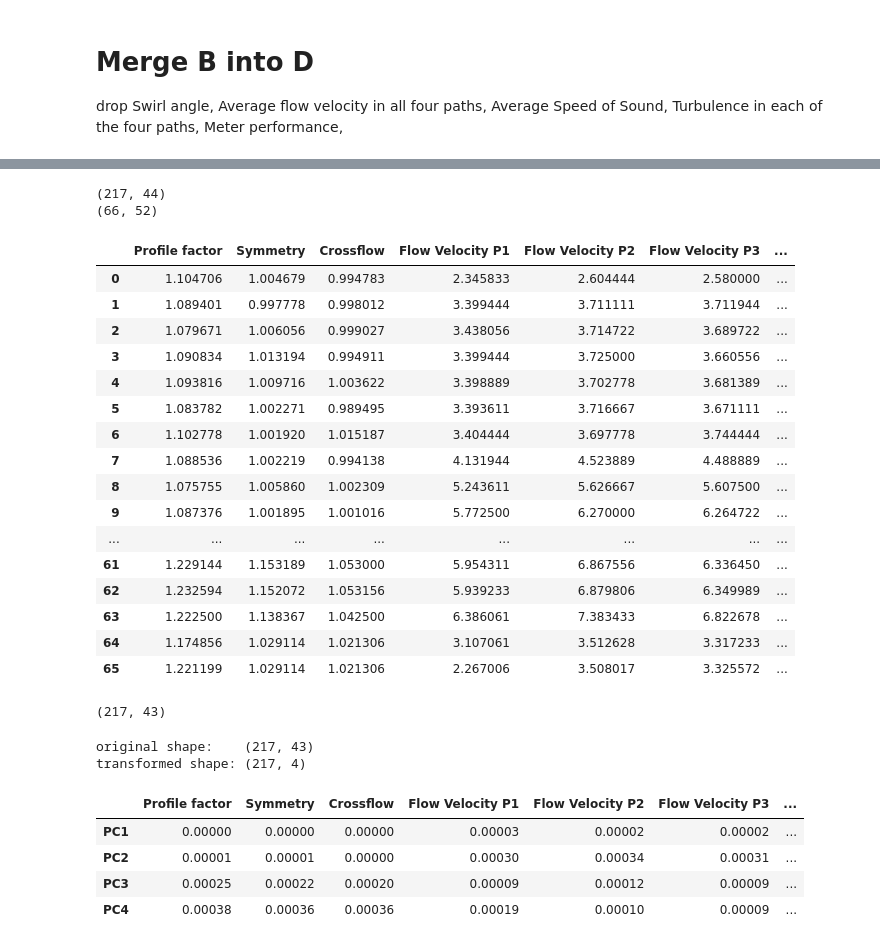
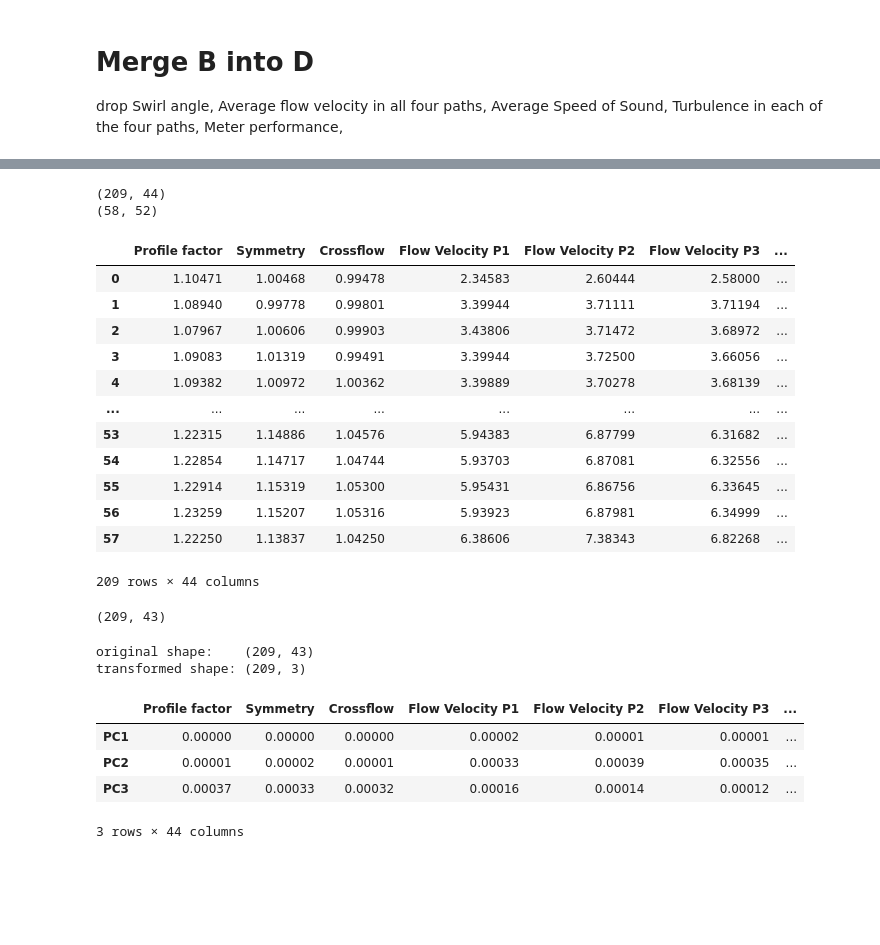
Before and after one commit to goldslime123/csc3005-DA, a Jupyter notebook: Combine_B_D.ipynb, the cells around one changed output, grey strips where cells are left out. Drawn from its saved outputs; the diff is of its cells as text; code cells hidden in the pictures; blank space fills up the shorter version.

```diff
--- a/Combine_B_D.ipynb
+++ b/Combine_B_D.ipynb
@@ -3,8 +3,8 @@ import pandas as pd
 import numpy as np
 import matplotlib.pyplot as plt
 # %%
-pd.set_option('display.max_columns', None)
-pd.set_option('display.max_rows', None)
+# pd.set_option('display.max_columns', None)
+# pd.set_option('display.max_rows', None)
 # %%
 col_name = [
     'Profile factor', 'Symmetry', 'Crossflow', 'Flow Velocity P1',
@@ -38,7 +38,7 @@ col_name_noclass = [
     'Transit Time P4T', 'Transit Time P4R'
 ]
 # %%
-df_dataset_b = pd.read_csv('df_median_b',
+df_dataset_b = pd.read_csv('dataset/df_median_b',
                  header='infer',
                  index_col=[0],
                  sep='\t')
@@ -69,5 +69,5 @@ df_dataset_b
 # %%
-df_dataset_d = pd.read_csv('df_median_d',
+df_dataset_d = pd.read_csv('dataset/df_median_d',
                  header='infer',
                  index_col=[0],
                  sep='\t')
@@ -116,29 +112,28 @@ merge = df_dataset_d.append(C_D)
 print(merge.shape)
 print(df_dataset_b.shape)
 # %% [output]
-(217, 44)
-(66, 52)
+(209, 44)
+(58, 52)
 # %%
 merge
 # %% [output]
 |  | Profile factor | Symmetry | Crossflow | Flow Velocity P1 | Flow Velocity P2 | Flow Velocity P3 | ... |
-| 0 | 1.104706 | 1.004679 | 0.994783 | 2.345833 | 2.604444 | 2.580000 | ... |
-| 1 | 1.089401 | 0.997778 | 0.998012 | 3.399444 | 3.711111 | 3.711944 | ... |
-| 2 | 1.079671 | 1.006056 | 0.999027 | 3.438056 | 3.714722 | 3.689722 | ... |
-| 3 | 1.090834 | 1.013194 | 0.994911 | 3.399444 | 3.725000 | 3.660556 | ... |
-| 4 | 1.093816 | 1.009716 | 1.003622 | 3.398889 | 3.702778 | 3.681389 | ... |
-| 5 | 1.083782 | 1.002271 | 0.989495 | 3.393611 | 3.716667 | 3.671111 | ... |
-| 6 | 1.102778 | 1.001920 | 1.015187 | 3.404444 | 3.697778 | 3.744444 | ... |
-| 7 | 1.088536 | 1.002219 | 0.994138 | 4.131944 | 4.523889 | 4.488889 | ... |
-| 8 | 1.075755 | 1.005860 | 1.002309 | 5.243611 | 5.626667 | 5.607500 | ... |
-| 9 | 1.087376 | 1.001895 | 1.001016 | 5.772500 | 6.270000 | 6.264722 | ... |
+| 0 | 1.10471 | 1.00468 | 0.99478 | 2.34583 | 2.60444 | 2.58000 | ... |
+| 1 | 1.08940 | 0.99778 | 0.99801 | 3.39944 | 3.71111 | 3.71194 | ... |
+| 2 | 1.07967 | 1.00606 | 0.99903 | 3.43806 | 3.71472 | 3.68972 | ... |
+| 3 | 1.09083 | 1.01319 | 0.99491 | 3.39944 | 3.72500 | 3.66056 | ... |
+| 4 | 1.09382 | 1.00972 | 1.00362 | 3.39889 | 3.70278 | 3.68139 | ... |
 | ... | ... | ... | ... | ... | ... | ... | ... |
-| 61 | 1.229144 | 1.153189 | 1.053000 | 5.954311 | 6.867556 | 6.336450 | ... |
-| 62 | 1.232594 | 1.152072 | 1.053156 | 5.939233 | 6.879806 | 6.349989 | ... |
-| 63 | 1.222500 | 1.138367 | 1.042500 | 6.386061 | 7.383433 | 6.822678 | ... |
-| 64 | 1.174856 | 1.029114 | 1.021306 | 3.107061 | 3.512628 | 3.317233 | ... |
-| 65 | 1.221199 | 1.029114 | 1.021306 | 2.267006 | 3.508017 | 3.325572 | ... |
+| 53 | 1.22315 | 1.14886 | 1.04576 | 5.94383 | 6.87799 | 6.31682 | ... |
+| 54 | 1.22854 | 1.14717 | 1.04744 | 5.93703 | 6.87081 | 6.32556 | ... |
+| 55 | 1.22914 | 1.15319 | 1.05300 | 5.95431 | 6.86756 | 6.33645 | ... |
+| 56 | 1.23259 | 1.15207 | 1.05316 | 5.93923 | 6.87981 | 6.34999 | ... |
+| 57 | 1.22250 | 1.13837 | 1.04250 | 6.38606 | 7.38343 | 6.82268 | ... |
+209 rows × 44 columns
 # %%
+from sklearn.preprocessing import StandardScaler
+from sklearn.decomposition import PCA
+
 dataset = merge
 X= dataset.drop(['Class'],axis=1)
 Y= dataset[['Class']]
@@ -151,7 +146,7 @@ pca = PCA()
 X_pca = pca.fit_transform(X)
 X_pca.shape
 # %% [output]
-(217, 43)
+(209, 43)
 # %%
 pca = PCA(0.99)#0.99
 pca.fit(merge)
@@ -159,19 +154,19 @@ X_pca = pca.fit_transform(merge)
 print("original shape:   ", X.shape)
 print("transformed shape:", X_pca.shape)
 # %% [output]
-original shape:    (217, 43)
-transformed shape: (217, 4)
+original shape:    (209, 43)
+transformed shape: (209, 3)
 # %%
 df_pca = pd.DataFrame(abs(pca.components_),columns=col_name)
-df_pca = df_pca.set_axis(['PC1','PC2','PC3','PC4'])
+df_pca = df_pca.set_axis(['PC1','PC2','PC3'])
 pd.set_option('display.float_format', lambda x: '%.5f' % x)
 df_pca
 # %% [output]
 |  | Profile factor | Symmetry | Crossflow | Flow Velocity P1 | Flow Velocity P2 | Flow Velocity P3 | ... |
-| PC1 | 0.00000 | 0.00000 | 0.00000 | 0.00003 | 0.00002 | 0.00002 | ... |
-| PC2 | 0.00001 | 0.00001 | 0.00000 | 0.00030 | 0.00034 | 0.00031 | ... |
-| PC3 | 0.00025 | 0.00022 | 0.00020 | 0.00009 | 0.00012 | 0.00009 | ... |
-| PC4 | 0.00038 | 0.00036 | 0.00036 | 0.00019 | 0.00010 | 0.00009 | ... |
+| PC1 | 0.00000 | 0.00000 | 0.00000 | 0.00002 | 0.00001 | 0.00001 | ... |
+| PC2 | 0.00001 | 0.00002 | 0.00001 | 0.00033 | 0.00039 | 0.00035 | ... |
+| PC3 | 0.00037 | 0.00033 | 0.00032 | 0.00016 | 0.00014 | 0.00012 | ... |
+3 rows × 44 columns
 # %%
 df_pca.select_dtypes(include=[np.number]).max()#df_pca.nlargest(3, 'a')
 # %% [output]
```
Also changed, not shown: parts of 11 cells of this notebook, 4 other files.
